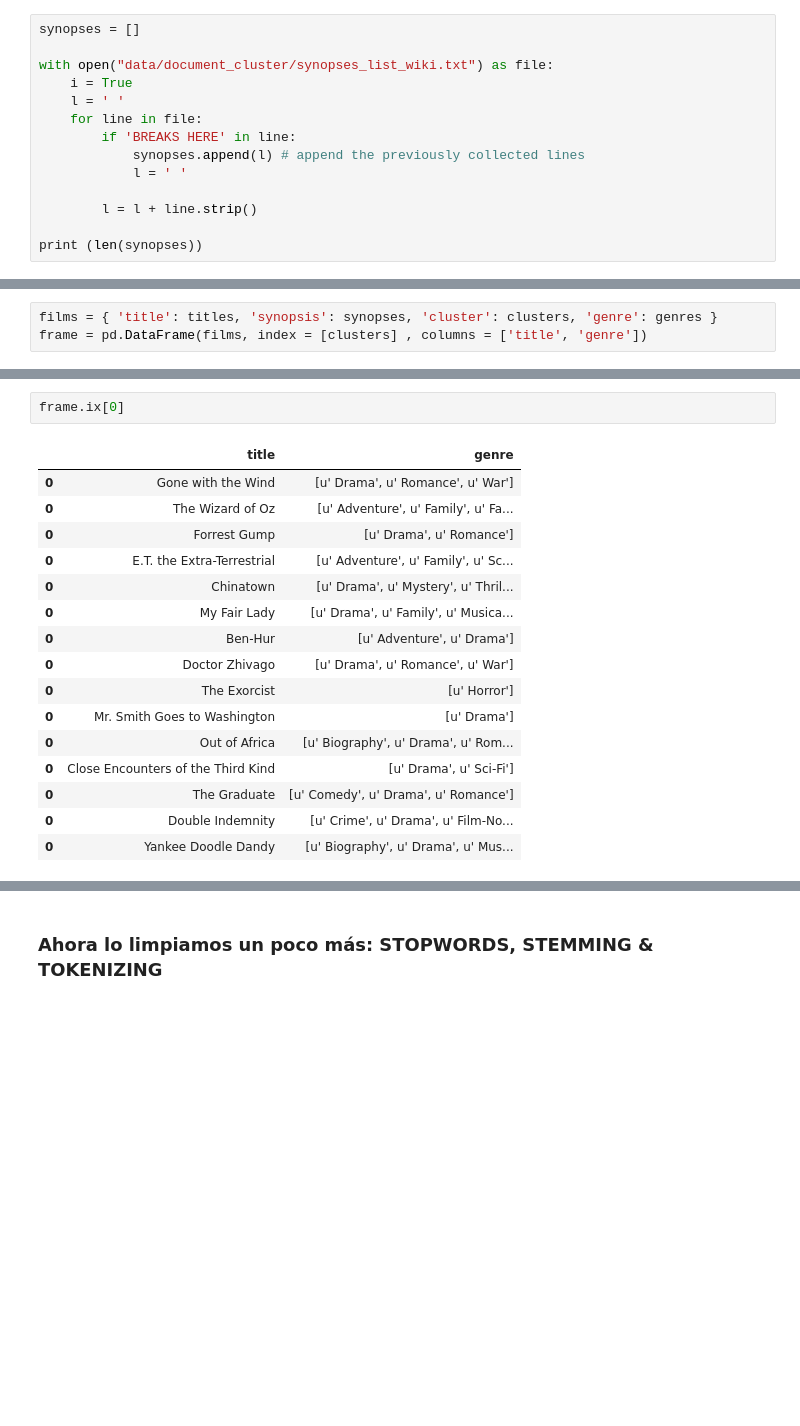
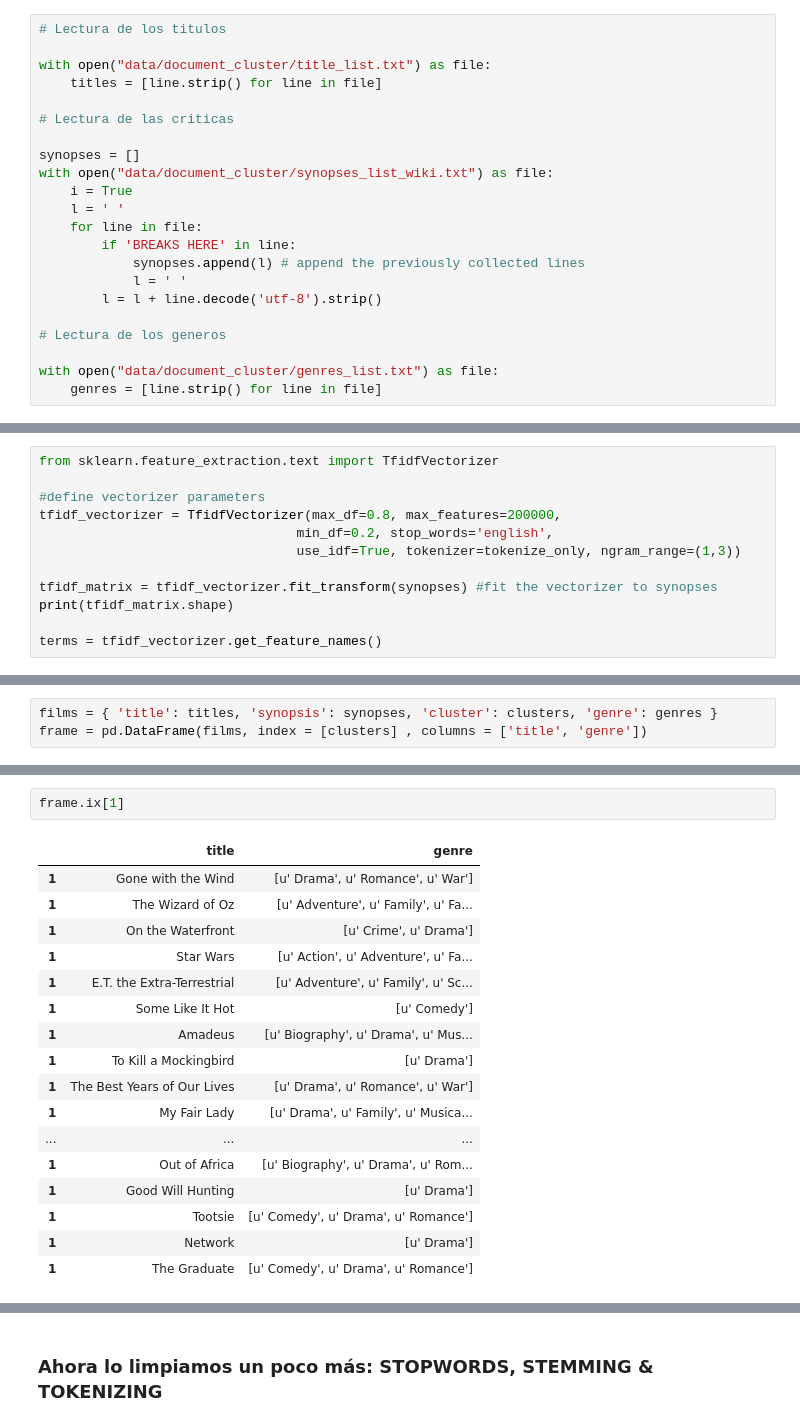
Before and after one commit to mlares/diplodatos_unsupervised, a Jupyter notebook: KMeans_demo1-MovieReviews.ipynb, the cells around one changed output, grey strips where cells are left out. Cells and saved outputs as stored; diff of their text form; blank space fills up the shorter version.

```diff
--- a/KMeans_demo1-MovieReviews.ipynb
+++ b/KMeans_demo1-MovieReviews.ipynb
@@ -48,6 +35,12 @@ print (titles)
 # %%
+# Lectura de los titulos
+
+with open("data/document_cluster/title_list.txt") as file:
+    titles = [line.strip() for line in file]
+
+# Lectura de las criticas
+
 synopses = []
-
 with open("data/document_cluster/synopses_list_wiki.txt") as file:
     i = True
     l = ' '
@@ -55,7 +48,9 @@ with open("data/document_cluster/synopses_list_wiki.txt") as file:
         if 'BREAKS HERE' in line:
             synopses.append(l) # append the previously collected lines
             l = ' '
+        l = l + line.decode('utf-8').strip()
 
-        l = l + line.strip()
+# Lectura de los generos
 
-print (len(synopses))
+with open("data/document_cluster/genres_list.txt") as file:
+    genres = [line.strip() for line in file]
@@ -145,0 +101,12 @@ Hay en total 3014 tokens
+# %%
+from sklearn.feature_extraction.text import TfidfVectorizer
+
+#define vectorizer parameters
+tfidf_vectorizer = TfidfVectorizer(max_df=0.8, max_features=200000,
+                                 min_df=0.2, stop_words='english',
+                                 use_idf=True, tokenizer=tokenize_only, ngram_range=(1,3))
+
+tfidf_matrix = tfidf_vectorizer.fit_transform(synopses) #fit the vectorizer to synopses
+print(tfidf_matrix.shape)
+
+terms = tfidf_vectorizer.get_feature_names()
@@ -203,19 +157,20 @@ frame[1:10]
 # %%
-frame.ix[0]
+frame.ix[1]
 # %% [output]
 |  | title | genre |
-| 0 | Gone with the Wind | [u' Drama', u' Romance', u' War'] |
-| 0 | The Wizard of Oz | [u' Adventure', u' Family', u' Fa... |
-| 0 | Forrest Gump | [u' Drama', u' Romance'] |
-| 0 | E.T. the Extra-Terrestrial | [u' Adventure', u' Family', u' Sc... |
-| 0 | Chinatown | [u' Drama', u' Mystery', u' Thril... |
-| 0 | My Fair Lady | [u' Drama', u' Family', u' Musica... |
-| 0 | Ben-Hur | [u' Adventure', u' Drama'] |
-| 0 | Doctor Zhivago | [u' Drama', u' Romance', u' War'] |
-| 0 | The Exorcist | [u' Horror'] |
-| 0 | Mr. Smith Goes to Washington | [u' Drama'] |
-| 0 | Out of Africa | [u' Biography', u' Drama', u' Rom... |
-| 0 | Close Encounters of the Third Kind | [u' Drama', u' Sci-Fi'] |
-| 0 | The Graduate | [u' Comedy', u' Drama', u' Romance'] |
-| 0 | Double Indemnity | [u' Crime', u' Drama', u' Film-No... |
-| 0 | Yankee Doodle Dandy | [u' Biography', u' Drama', u' Mus... |
+| 1 | Gone with the Wind | [u' Drama', u' Romance', u' War'] |
+| 1 | The Wizard of Oz | [u' Adventure', u' Family', u' Fa... |
+| 1 | On the Waterfront | [u' Crime', u' Drama'] |
+| 1 | Star Wars | [u' Action', u' Adventure', u' Fa... |
+| 1 | E.T. the Extra-Terrestrial | [u' Adventure', u' Family', u' Sc... |
+| 1 | Some Like It Hot | [u' Comedy'] |
+| 1 | Amadeus | [u' Biography', u' Drama', u' Mus... |
+| 1 | To Kill a Mockingbird | [u' Drama'] |
+| 1 | The Best Years of Our Lives | [u' Drama', u' Romance', u' War'] |
+| 1 | My Fair Lady | [u' Drama', u' Family', u' Musica... |
+| ... | ... | ... |
+| 1 | Out of Africa | [u' Biography', u' Drama', u' Rom... |
+| 1 | Good Will Hunting | [u' Drama'] |
+| 1 | Tootsie | [u' Comedy', u' Drama', u' Romance'] |
+| 1 | Network | [u' Drama'] |
+| 1 | The Graduate | [u' Comedy', u' Drama', u' Romance'] |
```
Also changed, not shown: parts of 43 cells of this notebook, 2 other files.
